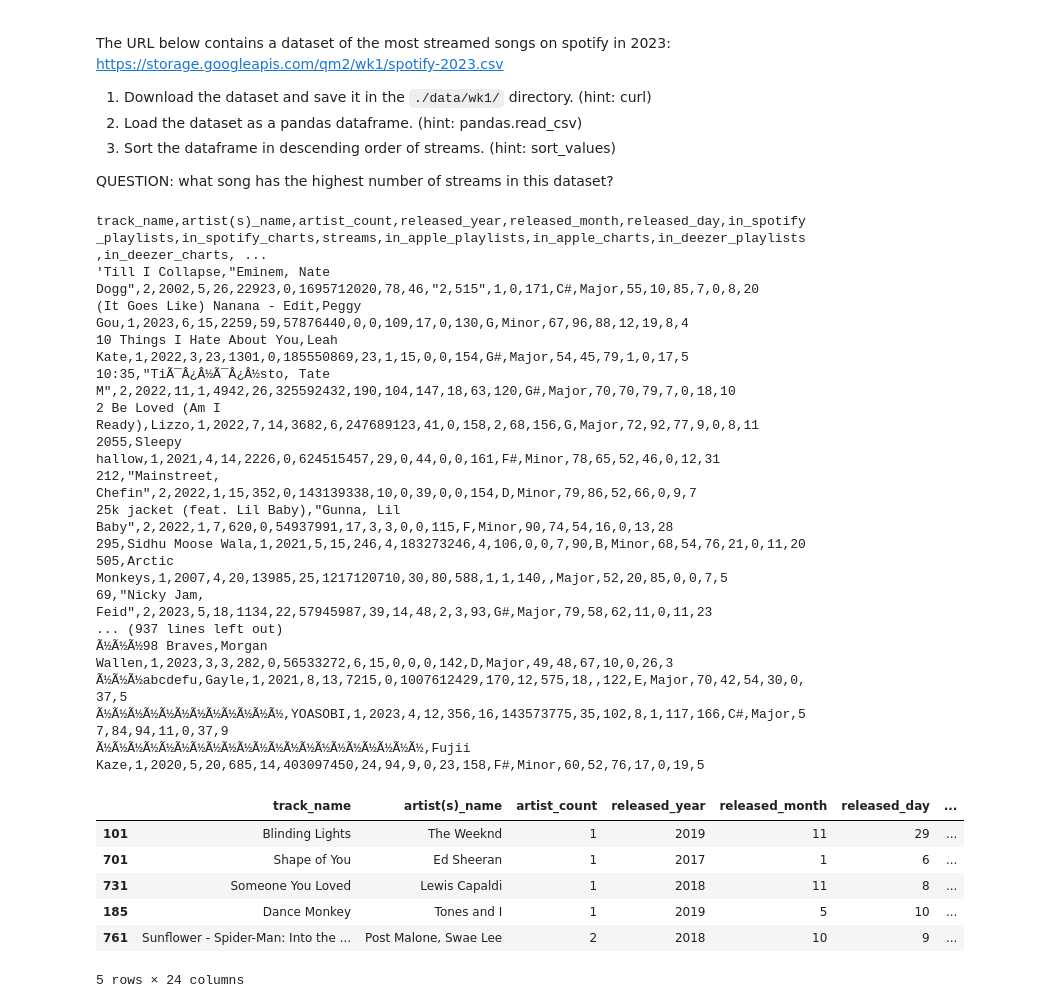
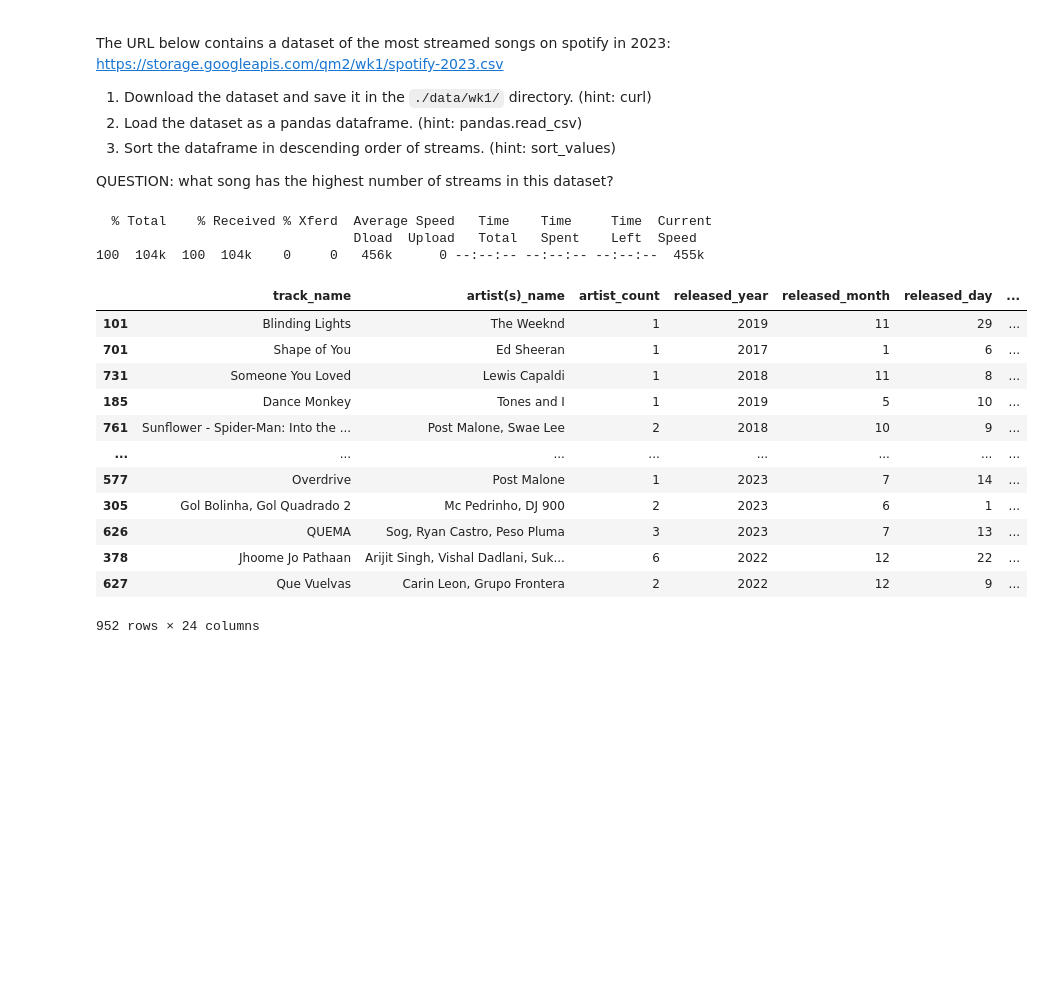
Before and after one commit to radhikarudra/QM2, a Jupyter notebook: Copy_of_W1_Python_Recap.ipynb, the cells around one changed output. Cells and saved outputs as stored; diff of their text form; code cells hidden in the pictures; blank space fills up the shorter version.

```diff
--- a/Copy_of_W1_Python_Recap.ipynb
+++ b/Copy_of_W1_Python_Recap.ipynb
@@ -253,34 +252,25 @@ https://storage.googleapis.com/qm2/wk1/spotify-2023.csv
 QUESTION: what song has the highest number of streams in this dataset?
 # %%
 # use this code cell to answer the question
-
-!curl https://storage.googleapis.com/qm2/wk1/spotify-2023.csv
-
-data = pandas.read_csv('https://storage.googleapis.com/qm2/wk1/spotify-2023.csv')
+import pandas
+!curl https://storage.googleapis.com/qm2/wk1/spotify-2023.csv -o ./data/wk1/spotify-2023.csv
+data = pandas.read_csv("/content/data/wk1/spotify-2023.csv")
 data.head()
-data.sort_values(by='streams', ascending=False).head()
+data.sort_values(by='streams', ascending=False)
 # %% [output]
-track_name,artist(s)_name,artist_count,released_year,released_month,released_day,in_spotify_playlists,in_spotify_charts,streams,in_apple_playlists,in_apple_charts,in_deezer_playlists,in_deezer_charts, ...
-'Till I Collapse,"Eminem, Nate Dogg",2,2002,5,26,22923,0,1695712020,78,46,"2,515",1,0,171,C#,Major,55,10,85,7,0,8,20
-(It Goes Like) Nanana - Edit,Peggy Gou,1,2023,6,15,2259,59,57876440,0,0,109,17,0,130,G,Minor,67,96,88,12,19,8,4
-10 Things I Hate About You,Leah Kate,1,2022,3,23,1301,0,185550869,23,1,15,0,0,154,G#,Major,54,45,79,1,0,17,5
-10:35,"TiÃ¯Â¿Â½Ã¯Â¿Â½sto, Tate M",2,2022,11,1,4942,26,325592432,190,104,147,18,63,120,G#,Major,70,70,79,7,0,18,10
-2 Be Loved (Am I Ready),Lizzo,1,2022,7,14,3682,6,247689123,41,0,158,2,68,156,G,Major,72,92,77,9,0,8,11
-2055,Sleepy hallow,1,2021,4,14,2226,0,624515457,29,0,44,0,0,161,F#,Minor,78,65,52,46,0,12,31
-212,"Mainstreet, Chefin",2,2022,1,15,352,0,143139338,10,0,39,0,0,154,D,Minor,79,86,52,66,0,9,7
-25k jacket (feat. Lil Baby),"Gunna, Lil Baby",2,2022,1,7,620,0,54937991,17,3,3,0,0,115,F,Minor,90,74,54,16,0,13,28
-295,Sidhu Moose Wala,1,2021,5,15,246,4,183273246,4,106,0,0,7,90,B,Minor,68,54,76,21,0,11,20
-505,Arctic Monkeys,1,2007,4,20,13985,25,1217120710,30,80,588,1,1,140,,Major,52,20,85,0,0,7,5
-69,"Nicky Jam, Feid",2,2023,5,18,1134,22,57945987,39,14,48,2,3,93,G#,Major,79,58,62,11,0,11,23
-... (937 lines left out)
-Ã½Ã½Ã½98 Braves,Morgan Wallen,1,2023,3,3,282,0,56533272,6,15,0,0,0,142,D,Major,49,48,67,10,0,26,3
-Ã½Ã½Ã½abcdefu,Gayle,1,2021,8,13,7215,0,1007612429,170,12,575,18,,122,E,Major,70,42,54,30,0,37,5
-Ã½Ã½Ã½Ã½Ã½Ã½Ã½Ã½Ã½Ã½Ã½Ã½,YOASOBI,1,2023,4,12,356,16,143573775,35,102,8,1,117,166,C#,Major,57,84,94,11,0,37,9
-Ã½Ã½Ã½Ã½Ã½Ã½Ã½Ã½Ã½Ã½Ã½Ã½Ã½Ã½Ã½Ã½Ã½Ã½Ã½Ã½Ã½,Fujii Kaze,1,2020,5,20,685,14,403097450,24,94,9,0,23,158,F#,Minor,60,52,76,17,0,19,5
+  % Total    % Received % Xferd  Average Speed   Time    Time     Time  Current
+                                 Dload  Upload   Total   Spent    Left  Speed
+100  104k  100  104k    0     0   456k      0 --:--:-- --:--:-- --:--:--  455k
 |  | track_name | artist(s)_name | artist_count | released_year | released_month | released_day | ... |
 | 101 | Blinding Lights | The Weeknd | 1 | 2019 | 11 | 29 | ... |
 | 701 | Shape of You | Ed Sheeran | 1 | 2017 | 1 | 6 | ... |
 | 731 | Someone You Loved | Lewis Capaldi | 1 | 2018 | 11 | 8 | ... |
 | 185 | Dance Monkey | Tones and I | 1 | 2019 | 5 | 10 | ... |
 | 761 | Sunflower - Spider-Man: Into the ... | Post Malone, Swae Lee | 2 | 2018 | 10 | 9 | ... |
+| ... | ... | ... | ... | ... | ... | ... | ... |
+| 577 | Overdrive | Post Malone | 1 | 2023 | 7 | 14 | ... |
+| 305 | Gol Bolinha, Gol Quadrado 2 | Mc Pedrinho, DJ 900 | 2 | 2023 | 6 | 1 | ... |
+| 626 | QUEMA | Sog, Ryan Castro, Peso Pluma | 3 | 2023 | 7 | 13 | ... |
+| 378 | Jhoome Jo Pathaan | Arijit Singh, Vishal Dadlani, Suk... | 6 | 2022 | 12 | 22 | ... |
+| 627 | Que Vuelvas | Carin Leon, Grupo Frontera | 2 | 2022 | 12 | 9 | ... |
-5 rows × 24 columns
+952 rows × 24 columns
```
Also changed, not shown: parts of 1 cell of this notebook.
